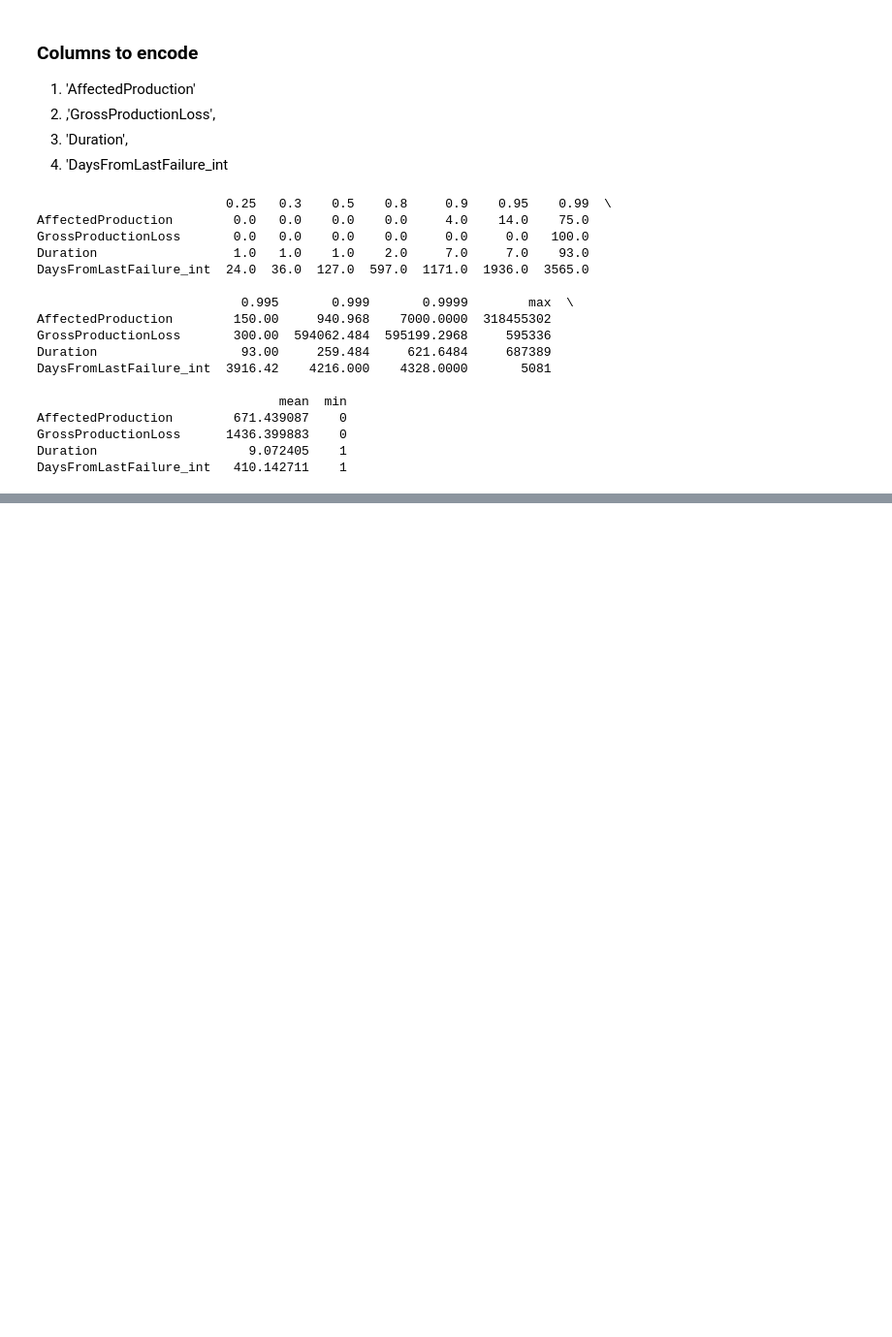
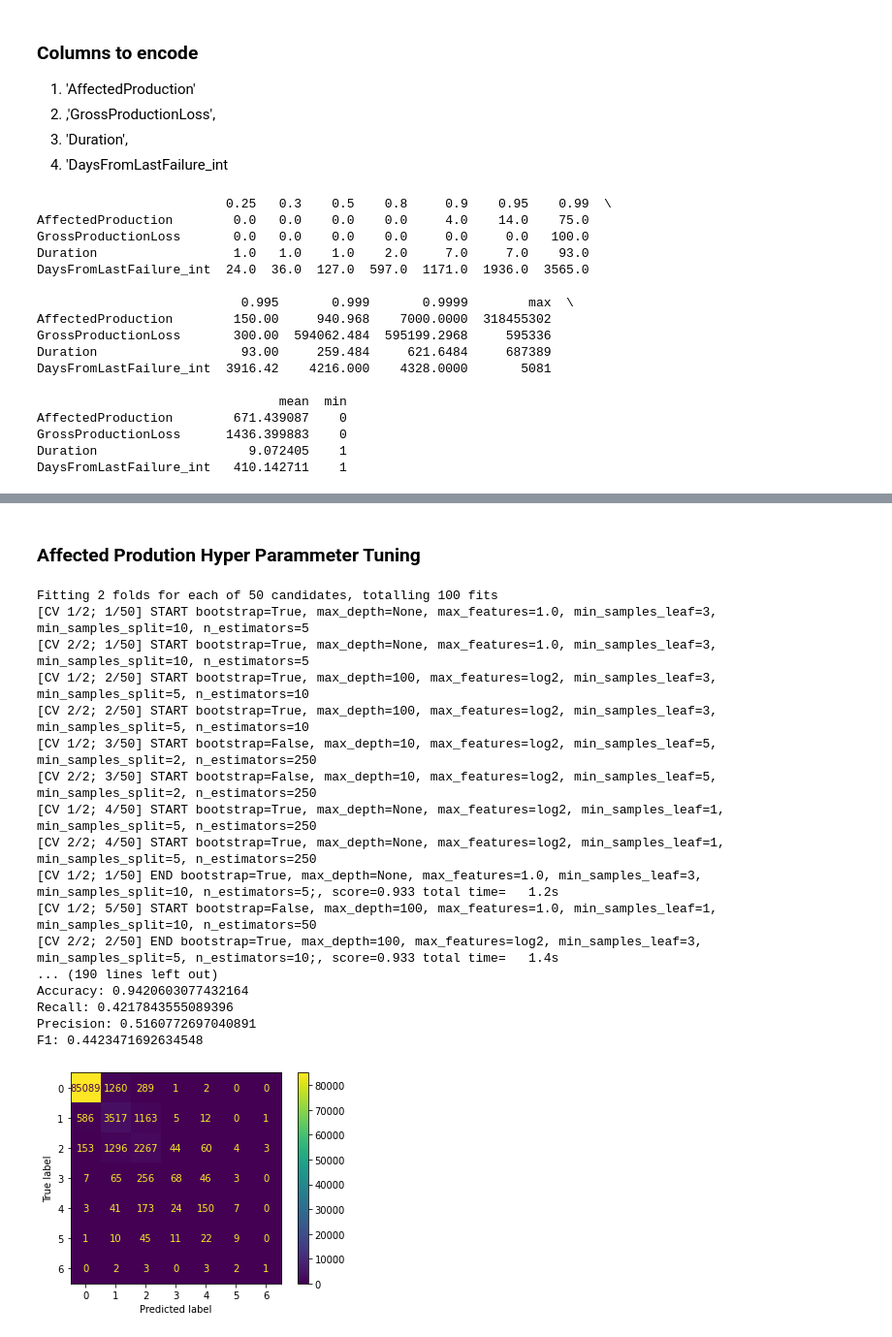
Before and after one commit to EinarLop/Chevorn_AI, a Jupyter notebook: ChevronCLASSPRED.ipynb, the cells around one changed output, grey strips where cells are left out. Shown at 97% size. Cells and saved outputs as stored; diff of their text form; code cells hidden in the pictures; blank space fills up the shorter version.

```diff
--- a/ChevronCLASSPRED.ipynb
+++ b/ChevronCLASSPRED.ipynb
@@ -122,0 +214,58 @@ KeyboardInterrupt:
+# %% [markdown]
+### Affected Prodution Hyper Parammeter Tuning
+# %%
+forest_param_grid = {
+    'n_estimators': [5, 10, 50, 100, 250],
+    'max_features': [1.0, 'sqrt', 'log2'],
+    'max_depth': [None, 10, 50, 100],
+    'min_samples_split': [ 2, 5, 10],
+    'min_samples_leaf': [1, 3, 5],
+    'bootstrap': [True, False]
+}
+
+forest_model = RandomForestClassifier(random_state=42, n_jobs=-1)
+
+grid_search = RandomizedSearchCV(forest_model, forest_param_grid, cv=2,  scoring='accuracy', verbose=10, n_jobs=-1, n_iter=50, random_state=92)
+
+grid_search.fit(splits[1][0], splits[1][2])
+
+print("Best hyperparameters: ", grid_search.best_params_)
+
+best_model = grid_search.best_estimator_
+
+y_pred = best_model.predict(splits[1][1])
+
+accuracy = accuracy_score(splits[1][3], y_pred)
+recall = recall_score(splits[1][3], y_pred, average='macro')
+precision = precision_score(splits[1][3], y_pred,  average='macro')
+f1 = f1_score(splits[1][3], y_pred,  average='macro')
+
+cm = confusion_matrix(splits[1][3], y_pred)
+
+print("Accuracy:", accuracy)
+print("Recall:", recall)
+print("Precision:", precision)
+print("F1:", f1)
+
+disp = ConfusionMatrixDisplay(confusion_matrix=cm)
+disp.plot()
+plt.show()
+# %% [output]
+Fitting 2 folds for each of 50 candidates, totalling 100 fits
+[CV 1/2; 1/50] START bootstrap=True, max_depth=None, max_features=1.0, min_samples_leaf=3, min_samples_split=10, n_estimators=5
+[CV 2/2; 1/50] START bootstrap=True, max_depth=None, max_features=1.0, min_samples_leaf=3, min_samples_split=10, n_estimators=5
+[CV 1/2; 2/50] START bootstrap=True, max_depth=100, max_features=log2, min_samples_leaf=3, min_samples_split=5, n_estimators=10
+[CV 2/2; 2/50] START bootstrap=True, max_depth=100, max_features=log2, min_samples_leaf=3, min_samples_split=5, n_estimators=10
+[CV 1/2; 3/50] START bootstrap=False, max_depth=10, max_features=log2, min_samples_leaf=5, min_samples_split=2, n_estimators=250
+[CV 2/2; 3/50] START bootstrap=False, max_depth=10, max_features=log2, min_samples_leaf=5, min_samples_split=2, n_estimators=250
+[CV 1/2; 4/50] START bootstrap=True, max_depth=None, max_features=log2, min_samples_leaf=1, min_samples_split=5, n_estimators=250
+[CV 2/2; 4/50] START bootstrap=True, max_depth=None, max_features=log2, min_samples_leaf=1, min_samples_split=5, n_estimators=250
+[CV 1/2; 1/50] END bootstrap=True, max_depth=None, max_features=1.0, min_samples_leaf=3, min_samples_split=10, n_estimators=5;, score=0.933 total time=   1.2s
+[CV 1/2; 5/50] START bootstrap=False, max_depth=100, max_features=1.0, min_samples_leaf=1, min_samples_split=10, n_estimators=50
+[CV 2/2; 2/50] END bootstrap=True, max_depth=100, max_features=log2, min_samples_leaf=3, min_samples_split=5, n_estimators=10;, score=0.933 total time=   1.4s
+... (190 lines left out)
+Accuracy: 0.9420603077432164
+Recall: 0.4217843555089396
+Precision: 0.5160772697040891
+F1: 0.4423471692634548
+[figure, added]
```
Also changed, not shown: parts of 10 cells of this notebook, 2 other files.
